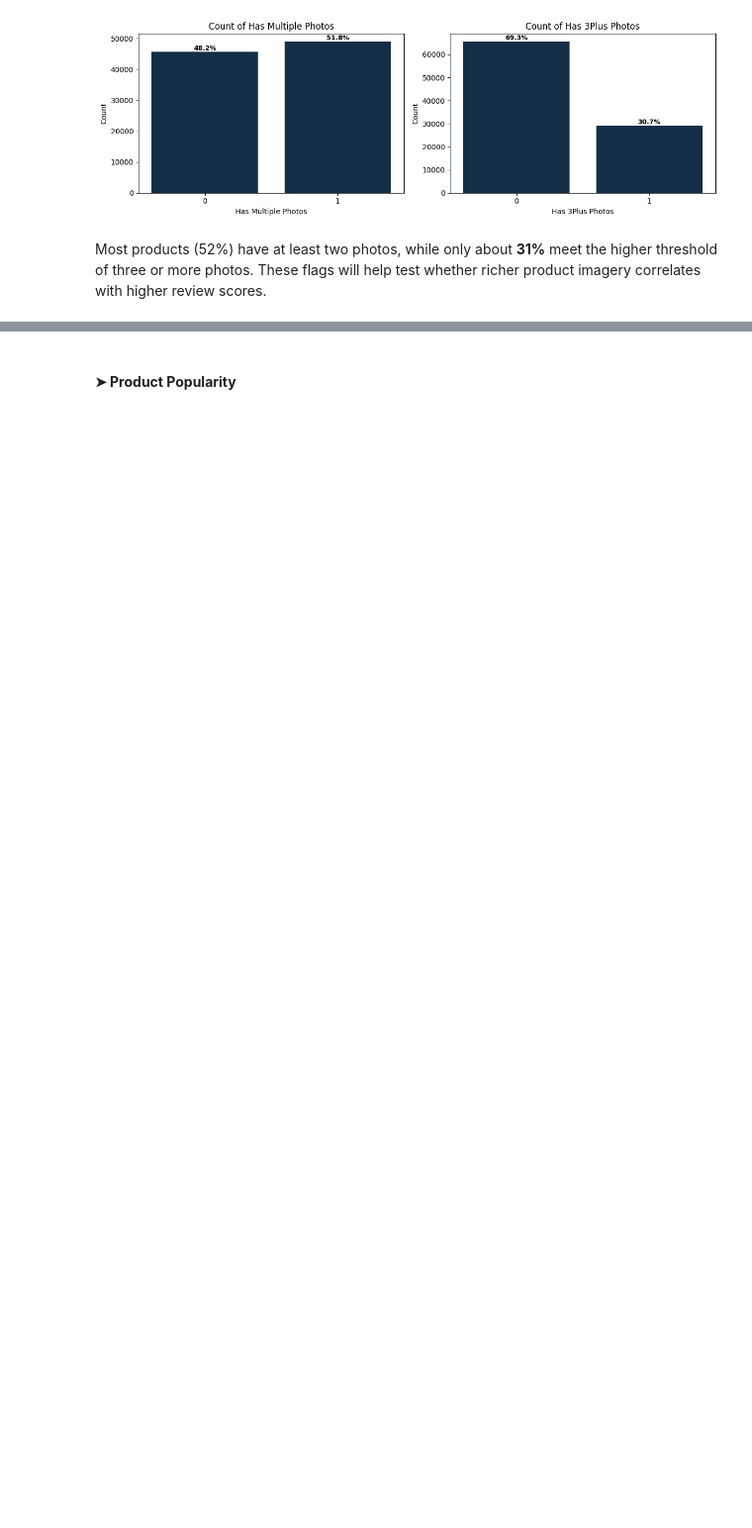
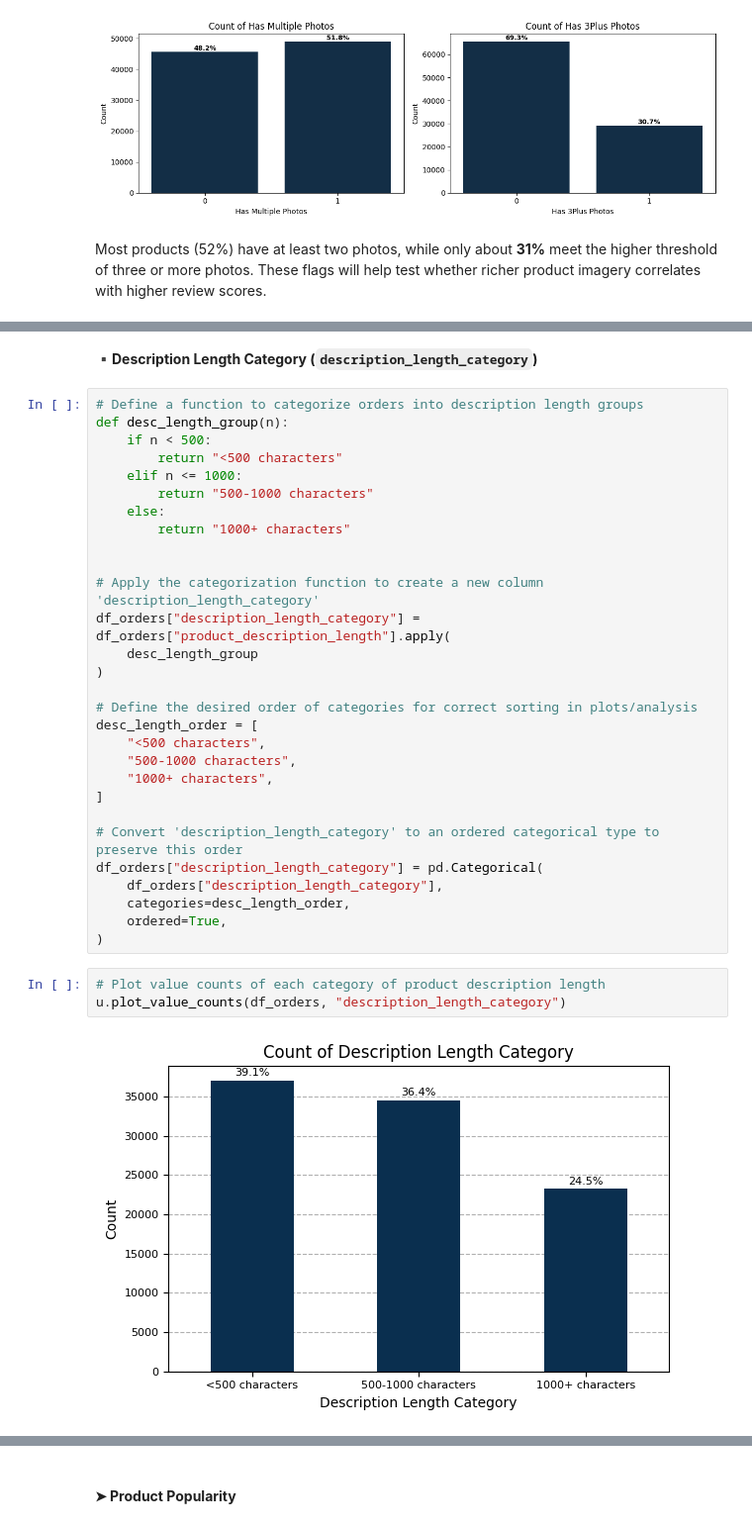
Before and after one commit to OlesyaEvseeva/customer-satisfaction-ecommerce, a Jupyter notebook: notebooks/02_data_integration_preprocessing.ipynb, the cells around one changed output, grey strips where cells are left out. Shown at 99% size. Cells and saved outputs as stored; diff of their text form; blank space fills up the shorter version.

Commit message:
feat(notebook-2): create description length features

```diff
--- a/notebooks/02_data_integration_preprocessing.ipynb
+++ b/notebooks/02_data_integration_preprocessing.ipynb
@@ -1998,0 +2011,36 @@ Most products (52%) have at least two photos, while only about **31%** meet the
+# %% [markdown]
+**▪️Description Length Category (`description_length_category`)**
+# %%
+# Define a function to categorize orders into description length groups
+def desc_length_group(n):
+    if n < 500:
+        return "<500 characters"
+    elif n <= 1000:
+        return "500-1000 characters"
+    else:
+        return "1000+ characters"
+
+
+# Apply the categorization function to create a new column 'description_length_category'
+df_orders["description_length_category"] = df_orders["product_description_length"].apply(
+    desc_length_group
+)
+
+# Define the desired order of categories for correct sorting in plots/analysis
+desc_length_order = [
+    "<500 characters",
+    "500-1000 characters",
+    "1000+ characters",
+]
+
+# Convert 'description_length_category' to an ordered categorical type to preserve this order
+df_orders["description_length_category"] = pd.Categorical(
+    df_orders["description_length_category"],
+    categories=desc_length_order,
+    ordered=True,
+)
+# %%
+# Plot value counts of each category of product description length
+u.plot_value_counts(df_orders, "description_length_category")
+# %% [output]
+[figure, added]
```
Also changed, not shown: parts of 7 cells of this notebook.
